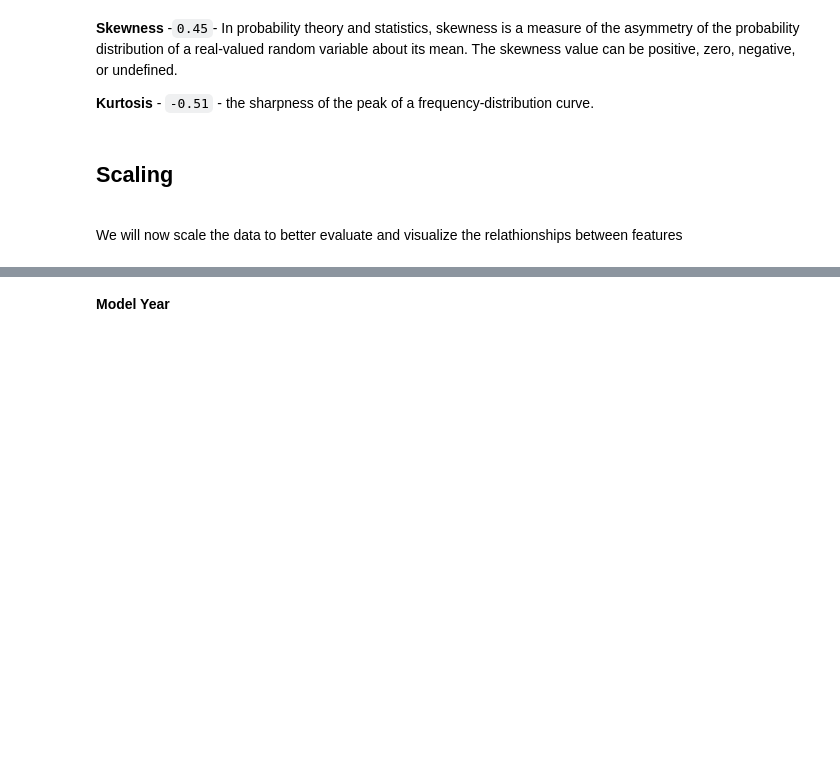
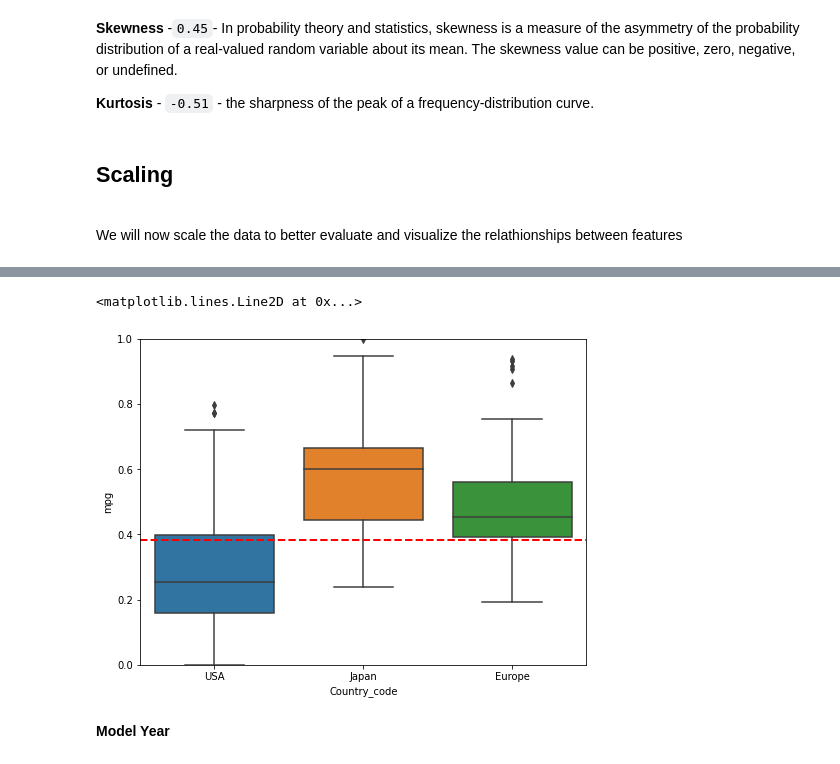
Before and after one commit to samgarcia3/Auto-MPG-Analysis, a Jupyter notebook: Auto_mpg.ipynb, the cells around one changed output, grey strips where cells are left out. Drawn from its saved outputs; the diff is of its cells as text; code cells hidden in the pictures; blank space fills up the shorter version.

```diff
--- a/Auto_mpg.ipynb
+++ b/Auto_mpg.ipynb
@@ -274,3 +274,6 @@ data_scale.head()
 | 2 | 0.239362 | 8 | 0.645995 | 0.565217 | 0.516870 | 0.178571 | 70 | 1 | plymouth satellite |
 | 3 | 0.186170 | 8 | 0.609819 | 0.565217 | 0.516019 | 0.238095 | 70 | 1 | amc rebel sst |
 | 4 | 0.212766 | 8 | 0.604651 | 0.510870 | 0.520556 | 0.148810 | 70 | 1 | ford torino |
+# %%
+clean_mpg['Country_code'] = clean_mpg['origin'].replace({1:'USA', 2:'Europe', 3:'Japan'})
+data_scale['Country_code'] = clean_mpg.origin.replace({1:'USA', 2:'Europe', 3:'Japan'})
@@ -277,3 +295,13 @@ data_scale.head()
+# %%
+var = 'Country_code'
+data_plt = pd.concat([data_scale['mpg'], data_scale[var]], axis=1)
+f, ax = plt.subplots(figsize=(8, 6))
+fig = sns.boxplot(x=var, y="mpg", data=data_plt)
+fig.axis(ymin=0, ymax=1)
+plt.axhline(data_scale.mpg.mean(),color='r',linestyle='dashed',linewidth=2)
+# %% [output]
+<matplotlib.lines.Line2D at 0x...>
+[figure, added]
 # %% [markdown]
 
 **Model Year**
```
Also changed, not shown: parts of 3 cells of this notebook.
